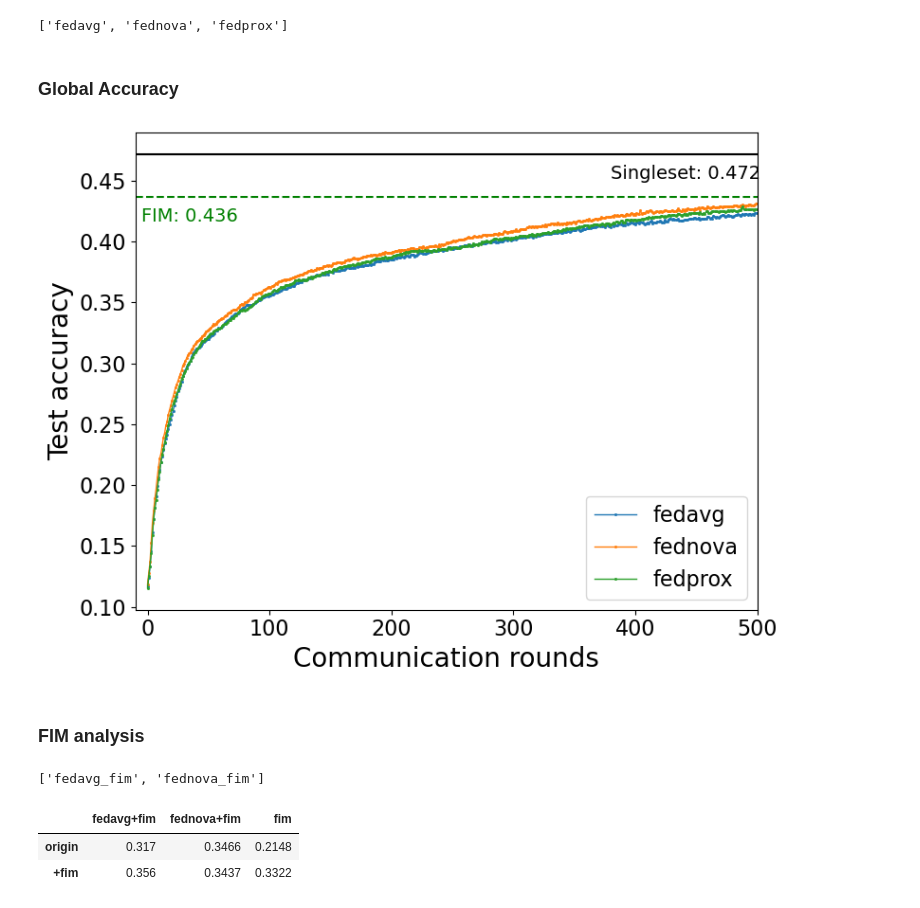
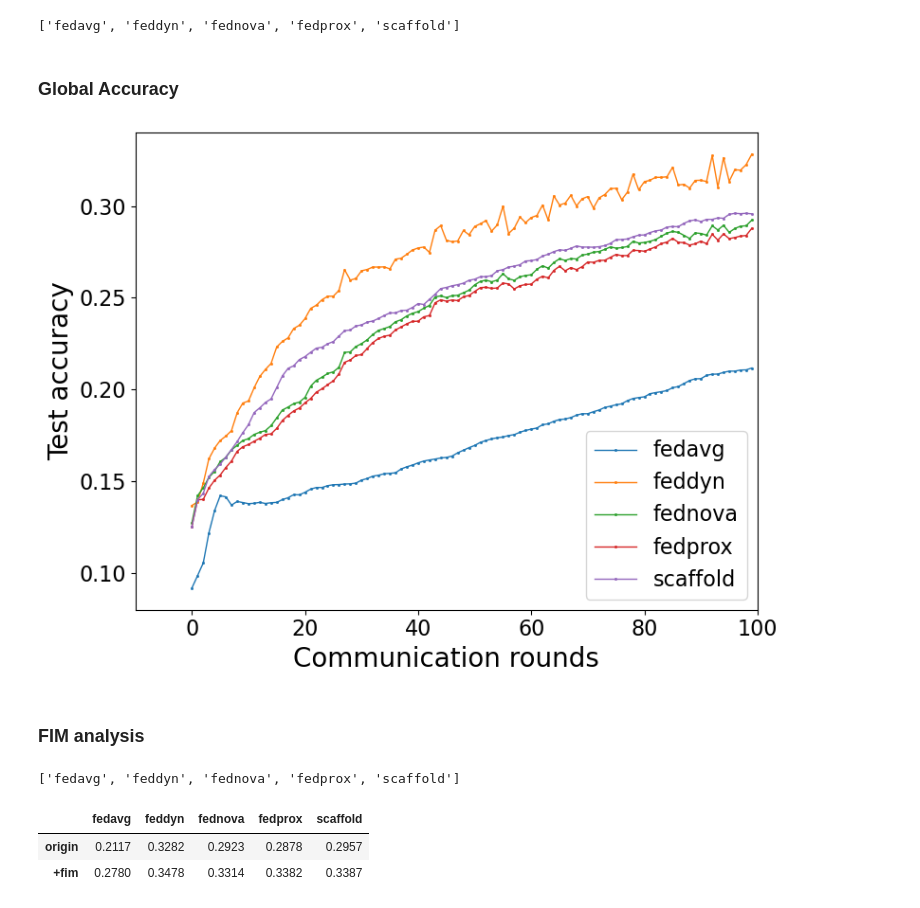
Before and after one commit to AIoT-Lab-BKAI/Hung-NN-verifiedFL, a Jupyter notebook: records/analysis.ipynb, the cells around one changed output. Saved outputs shown, nothing was run; the diff lists cells and outputs as text; code cells hidden in the pictures.

Commit message:
plot figs

```diff
--- a/records/analysis.ipynb
+++ b/records/analysis.ipynb
@@ -13,18 +13,18 @@ def func(object_name):
     else:
         return True
 # %%
-E = 5
-R = 500
-N = 300
+E = 1
+R = 100
+N = 100
 dataset = "cifar10"
-alpha = 1
+alpha = 0.1
 
 folder_path = f"./jsons/dataset_idx/{dataset}/dirichlet/dir_{alpha}_sparse/{N}client/E{E}/R{R}"
 algos = filter(func, sorted(os.listdir(folder_path)))
 algos = list(algos)
 algos
 # %% [output]
-['fedavg', 'fednova', 'fedprox']
+['fedavg', 'feddyn', 'fednova', 'fedprox', 'scaffold']
 # %% [markdown]
 ### Global Accuracy
 # %%
@@ -39,33 +39,27 @@ sset = json.load(open(os.path.join(f"./jsons/dataset_idx/{dataset}/dirichlet/dir
 # %%
 matplotlib.rc('xtick', labelsize=16)
 matplotlib.rc('ytick', labelsize=16)
 
 plt.figure(figsize=(8,6))
 plt.xlabel("Communication rounds", fontsize=20)
 plt.ylabel("Test accuracy", fontsize=20)
 
 for algo in data.keys():
     plt.plot(data[algo], label=algo.replace("_", " "),
             linestyle='solid', marker='s',
             linewidth=1, markersize=1)
 
-plt.axhline(y=fim['fim'], xmin=0, xmax=1000, linestyle='--', color='green')
-plt.text(x=-5, y=fim['fim']-0.02, s=f"FIM: {fim['fim']:>.3f}", fontdict={"fontsize":14, "color": "green"})
-
-plt.axhline(y=sset['fin_acc'], xmin=0, xmax=1000, linestyle='-', color='black')
-plt.text(x=R-120, y=sset['fin_acc']-0.02, s=f"Singleset: {sset['fin_acc']:>.3f}", fontdict={"fontsize":14})
-
 # plt.ylim(0.1,1)
 plt.xlim(-10,R)
 plt.legend(loc="lower right", fontsize=16, ncol=1)
 plt.tight_layout()
-plt.savefig(folder_path + f"/{R}-round Global_Accuracy.png")
+plt.savefig(os.path.join(*folder_path.split('/')[:-2], "summarise.png"))
 # %% [output]
-[figure, old version]
+[figure, new version]
 # %% [markdown]
 ### FIM analysis
 # %%
-E = 5
+E = 1
 R = 100
 N = 100
 dataset = "cifar10"
@@ -76,26 +70,26 @@ algos = filter(func, sorted(os.listdir(folder_path)))
 algos = list(algos)
 algos
 # %% [output]
-['fedavg_fim', 'fednova_fim']
+['fedavg', 'feddyn', 'fednova', 'fedprox', 'scaffold']
 # %%
 import pandas as pd
 
 data = {}
 for algo in algos:
-    global_cfmtx = json.load(open(os.path.join(folder_path, algo, "global_cfmtx_record.json"), "r"))
+    fim_data = json.load(open(os.path.join(folder_path, algo, "fim.json"), "r"))
     data[algo.replace('_', '+')] = []
     for r in range(len(global_cfmtx)):
-        data[algo.replace('_', '+')].append(np.mean(np.diag(global_cfmtx[r])))
+        data[algo.replace('_', '+')] = fim_data
 
-fim = json.load(open(os.path.join(f"./jsons/dataset_idx/{dataset}/dirichlet/dir_{alpha}_sparse/{N}client/", "fim", "results.json"), "r"))
+# fim = json.load(open(os.path.join(f"./jsons/dataset_idx/{dataset}/dirichlet/dir_{alpha}_sparse/{N}client/", "fim", "results.json"), "r"))
 # sset = json.load(open(os.path.join(f"./jsons/dataset_idx/{dataset}/dirichlet/dir_{alpha}_sparse/{N}client/", "singleset", "results.json"), "r"))
 
-df = pd.DataFrame(data).iloc[-2:]
-df.index = pd.Index(['origin', '+fim'])
+df = pd.DataFrame(data)
+# df.index = pd.Index(['origin', '+fim'])
 
-df['fim'] = [fim['centroid'], fim['fim']]
+# df['fim'] = [fim['centroid'], fim['fim']]
 df
 # %% [output]
-|  | fedavg+fim | fednova+fim | fim |
-| origin | 0.317 | 0.3466 | 0.2148 |
-| +fim | 0.356 | 0.3437 | 0.3322 |
+|  | fedavg | feddyn | fednova | fedprox | scaffold |
+| origin | 0.2117 | 0.3282 | 0.2923 | 0.2878 | 0.2957 |
+| +fim | 0.2780 | 0.3478 | 0.3314 | 0.3382 | 0.3387 |
```
Also changed, not shown: parts of 3 cells of this notebook.
